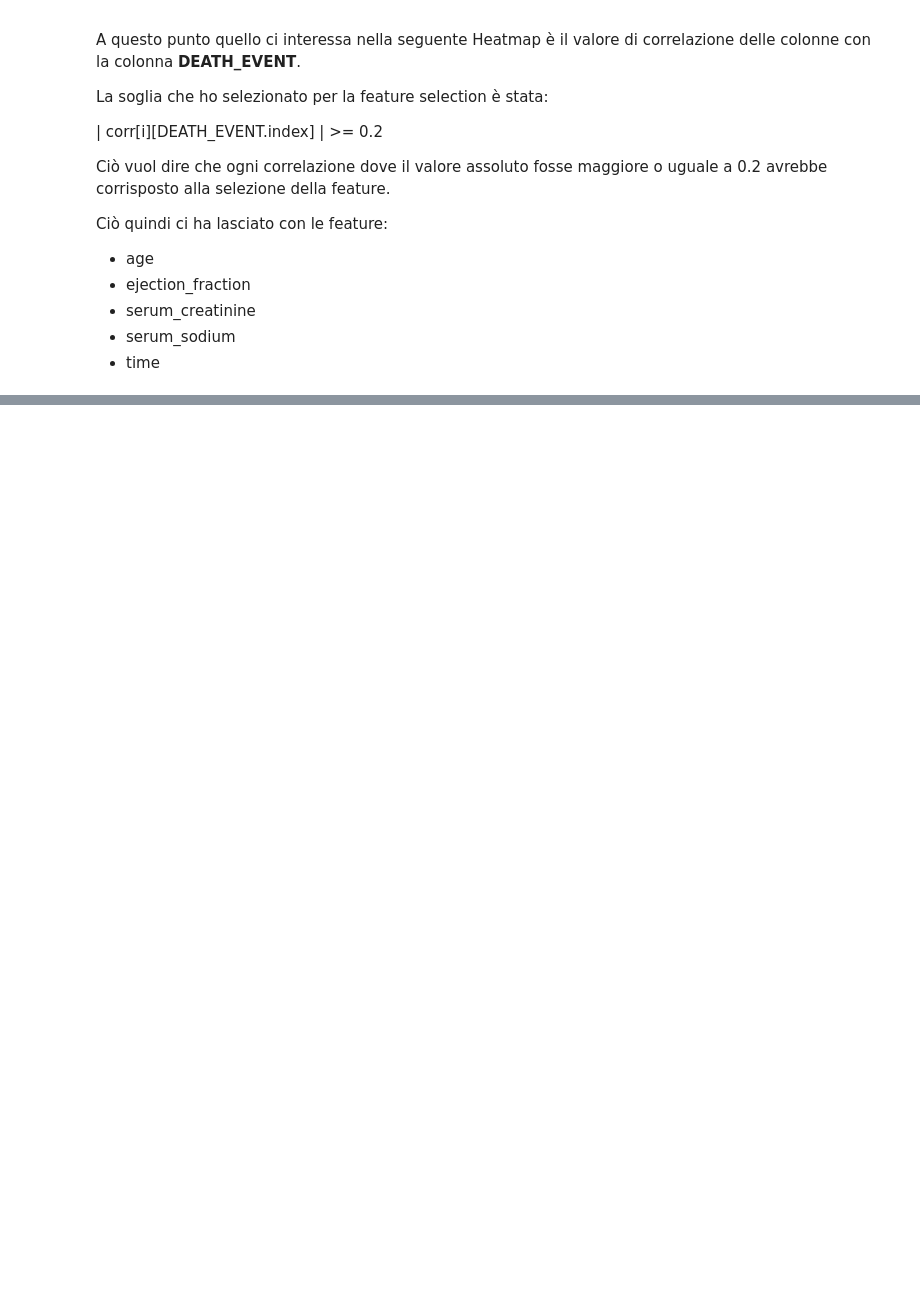
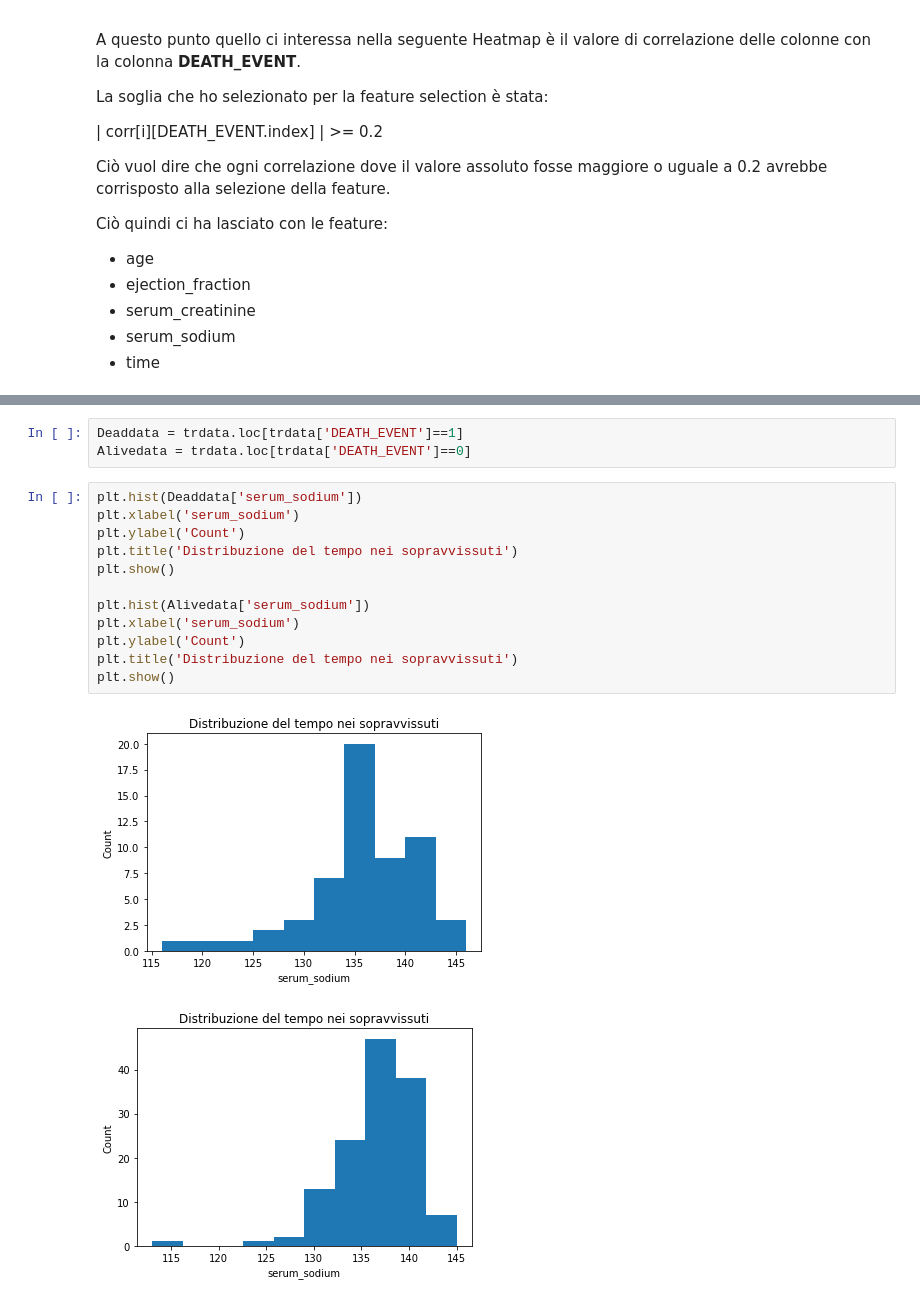
Before and after one commit to massudavide/esame_ia_settembre-1, a Jupyter notebook: notebook_training.ipynb, the cells around one changed output, grey strips where cells are left out. Saved outputs shown, nothing was run; the diff lists cells and outputs as text; blank space fills up the shorter version.

```diff
--- a/notebook_training.ipynb
+++ b/notebook_training.ipynb
@@ -123,0 +128,18 @@ I valori di massimo e minimo sono stati presi dal training set.
+# %%
+Deaddata = trdata.loc[trdata['DEATH_EVENT']==1]
+Alivedata = trdata.loc[trdata['DEATH_EVENT']==0]
+# %%
+plt.hist(Deaddata['serum_sodium'])
+plt.xlabel('serum_sodium')
+plt.ylabel('Count')
+plt.title('Distribuzione del tempo nei sopravvissuti')
+plt.show()
+
+plt.hist(Alivedata['serum_sodium'])
+plt.xlabel('serum_sodium')
+plt.ylabel('Count')
+plt.title('Distribuzione del tempo nei sopravvissuti')
+plt.show()
+# %% [output]
+[figure, added]
+[figure, added]
```
Also changed, not shown: parts of 11 cells of this notebook, 1 other file.
